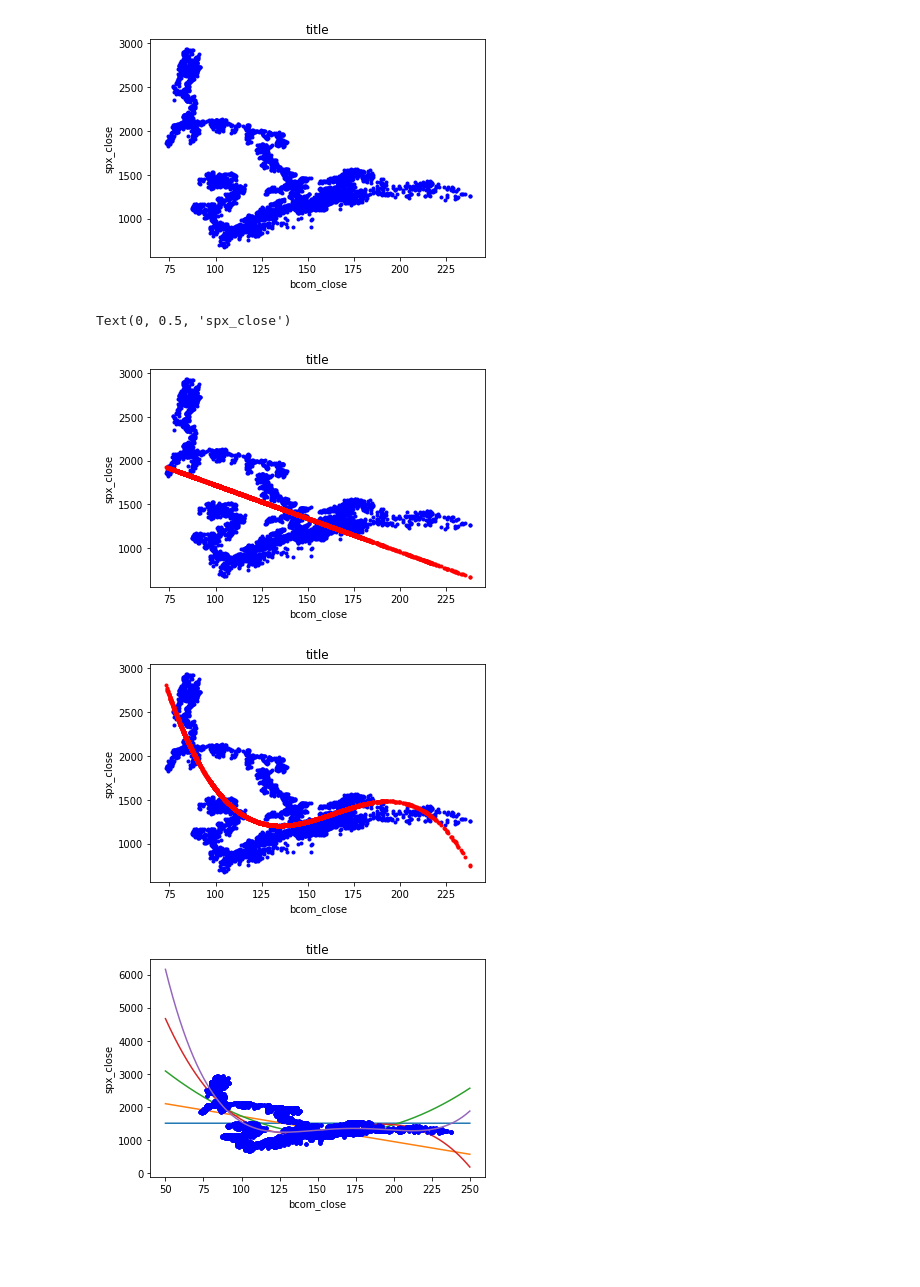
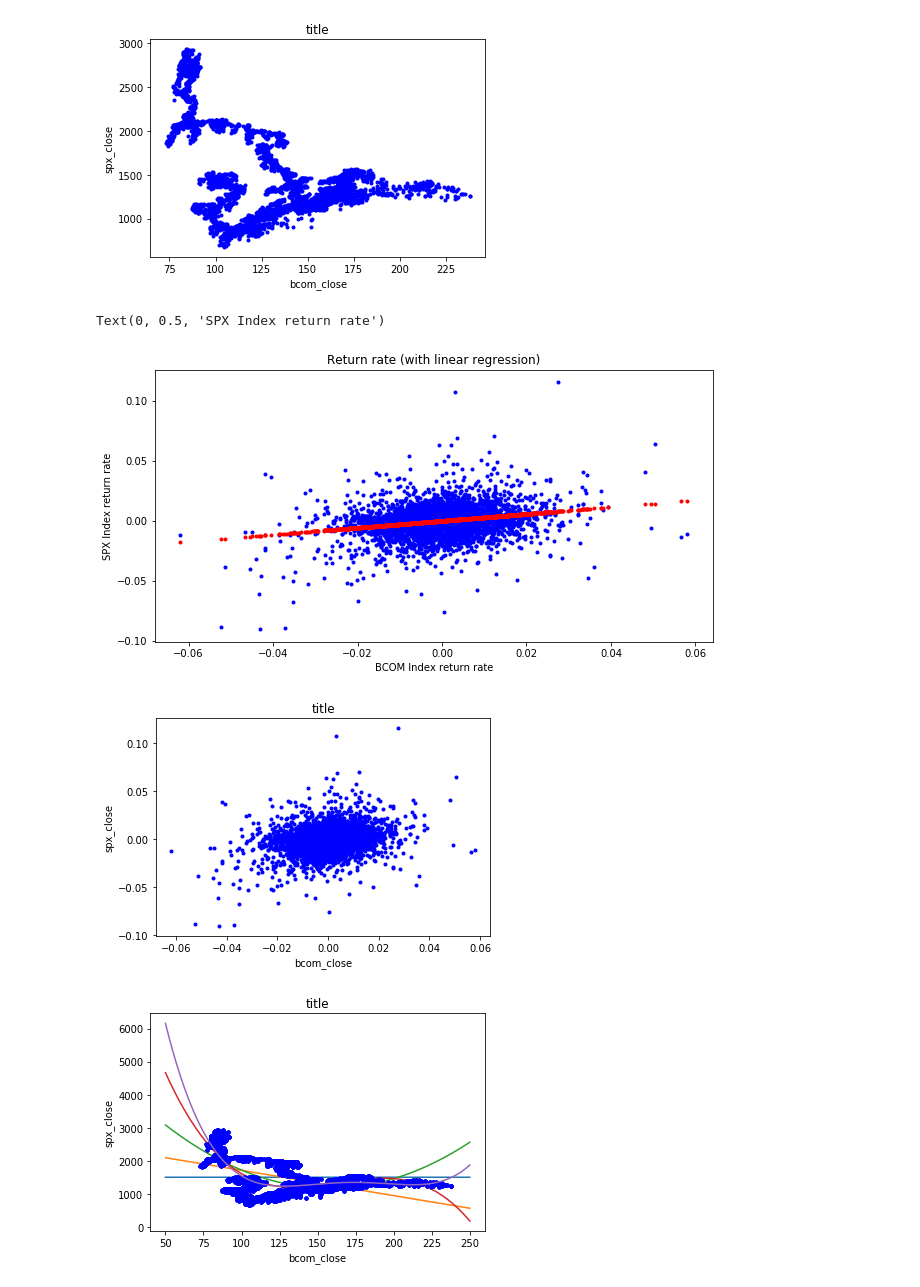
Before and after one commit to Isaaclin007/code-storage, a Jupyter notebook: 期货指数与股票指数的线性回归/期货指数与股票指数的线性回归.ipynb, the cells around one changed output. Saved outputs shown, nothing was run; the diff lists cells and outputs as text; code cells hidden in the pictures; blank space fills up the shorter version.

```diff
--- a/期货指数与股票指数的线性回归/期货指数与股票指数的线性回归.ipynb
+++ b/期货指数与股票指数的线性回归/期货指数与股票指数的线性回归.ipynb
@@ -72,8 +72,8 @@ plt.ylabel("spx_close")
 Text(0, 0.5, 'spx_close')
 [figure]
 # %%
-x = close_df.bcom_close
-y = close_df.spx_close
+x = close_df.bcom_close.pct_change().dropna()
+y = close_df.spx_close.pct_change().dropna()
 X = np.ones((x.size, 2))
 X[:,1] = x
 # %%
@@ -88,15 +88,16 @@ X[:,1] = x
 beta_Hat = dot(dot(inv(dot(X.T, X)) , X.T), y)
 y_Hat = dot(X, beta_Hat)
 # %%
+fig = plt.figure(figsize=(10,5))
 
 plot(x,y,'b.')
 plot(x,y_Hat,'r.')
-plt.title('title')
-plt.xlabel("bcom_close")
-plt.ylabel("spx_close")
+plt.title('Return rate (with linear regression)')
+plt.xlabel("BCOM Index return rate")
+plt.ylabel("SPX Index return rate")
 # %% [output]
-Text(0, 0.5, 'spx_close')
+Text(0, 0.5, 'SPX Index return rate')
-[figure, old version]
+[figure, new version]
 # %%
 
 def least_square(x,y,n):
@@ -112,11 +113,11 @@ def least_square(x,y,n):
     plt.xlabel("bcom_close")
     plt.ylabel("spx_close")
 # %%
-x = close_df.bcom_close
-y = close_df.spx_close
+x = close_df.bcom_close.pct_change()
+y = close_df.spx_close.pct_change()
 least_square(x,y,4)
 # %% [output]
-[figure, old version]
+[figure, new version]
 # %%
 def predict(x,y,n):
     n= n+1
```
Also changed, not shown: 49 other files.
